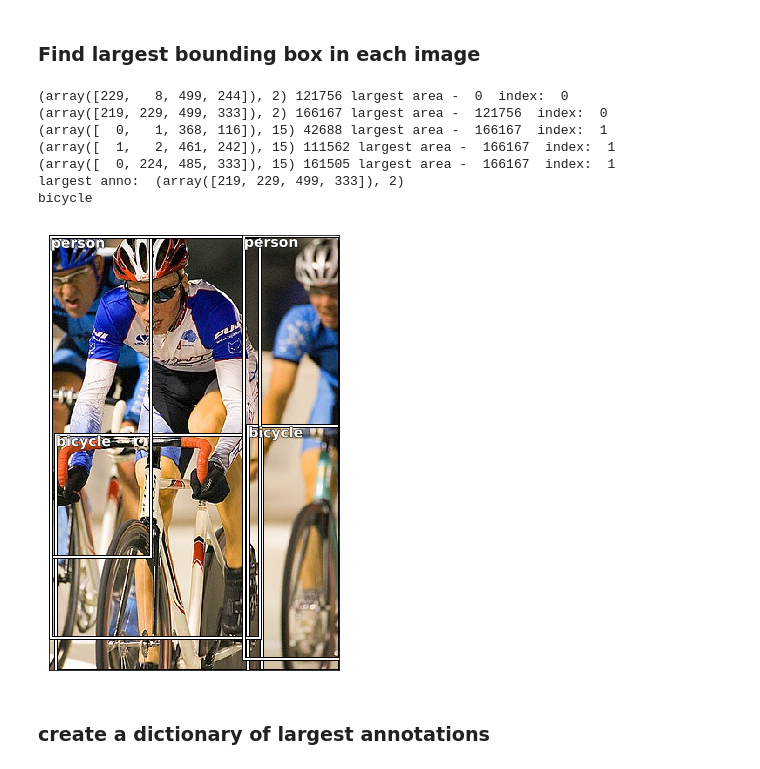
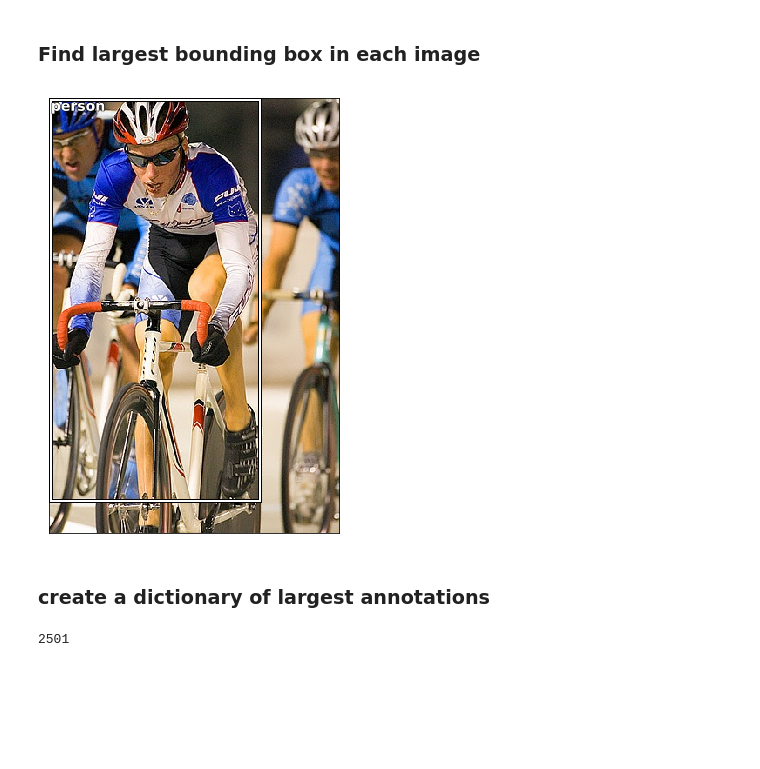
Before and after one commit to achinta/machine-learning, a Jupyter notebook: notebooks/pytorch/002_single_od_with_pascal.ipynb, the cells around one changed output. Cells and saved outputs as stored; diff of their text form; code cells hidden in the pictures; blank space fills up the shorter version.

Commit message:
largest bounding box logic works fine

```diff
--- a/notebooks/pytorch/002_single_od_with_pascal.ipynb
+++ b/notebooks/pytorch/002_single_od_with_pascal.ipynb
@@ -144,13 +147,14 @@ Let us collect annotations for each image
 # %%
-train_img_anno = collections.defaultdict(lambda: [])
+train_img_anno_np = collections.defaultdict(lambda: [])
 for anno in train_json['annotations']:
     if anno['ignore']:
         continue
     bb = anno['bbox']
+    #convert bounding boxes to numpy format
     bb = bb_hw_to_np(bb)
-    train_img_anno[anno['image_id']].append((bb,anno['category_id']))
+    train_img_anno_np[anno['image_id']].append((bb,anno['category_id']))
 
-len(train_img_anno)
+len(train_img_anno_np)
 # %% [output]
 2501
 # %% [markdown]
@@ -163,7 +167,7 @@ def draw_idx(idx, annos=None):
     fig, ax = plt.subplots(figsize=(16,8))
     show_img(img,ax=ax)
     if not annos:
-        annos = train_img_anno[idx]
+        annos = train_img_anno_np[idx]
     for anno in annos:
         bb = bb_np_to_hw(anno[0])
         draw_rect(ax,bb)
@@ -177,35 +181,27 @@ draw_idx(17)
 # %%
 #get the largest annotation by size
 def get_largest_anno(idx):
-    bbs_vox = train_img_anno[idx]
-    if not bbs_vox:
+    bbs_np = train_img_anno_np[idx]
+    if not bbs_np:
         return
     largest_area = 0
     largest_i = 0
-    for i, bb in enumerate(bbs_vox):
-        area = bb[0][2] - bb * bb[0][3]
-        print(bb,area, 'largest area - ', largest_area, ' index: ', largest_i)
+    for i, bb in enumerate(bbs_np):
+        area = (bb[0][2] - bb[0][0]) * (bb[0][3] - bb[0][1])
         if area >= largest_area:
             largest_area = area
             largest_i = i
-    return bbs_vox[largest_i]
+    return bbs_np[largest_i]
 
 #test it
 anno = get_largest_anno(23)
-print('largest anno: ', anno)
-# draw_idx(23,annos=[anno])
-draw_idx(23)
-print(category_id_names[2])
+draw_idx(23,annos=[anno])
 # %% [output]
-(array([229,   8, 499, 244]), 2) 121756 largest area -  0  index:  0
-(array([219, 229, 499, 333]), 2) 166167 largest area -  121756  index:  0
-(array([  0,   1, 368, 116]), 15) 42688 largest area -  166167  index:  1
-(array([  1,   2, 461, 242]), 15) 111562 largest area -  166167  index:  1
-(array([  0, 224, 485, 333]), 15) 161505 largest area -  166167  index:  1
-largest anno:  (array([219, 229, 499, 333]), 2)
-bicycle
-[figure, old version]
+[figure, new version]
 # %% [markdown]
 ### create a dictionary of largest annotations
 # %%
-train_img_large_anno = {idx:get_largest_anno(idx) for idx, o in train_img_anno.items()}
+train_img_large_anno_np = {idx:get_largest_anno(idx) for idx, o in train_img_anno.items()}
+len(train_img_large_anno_np)
+# %% [output]
+2501
```
Also changed, not shown: parts of 3 cells of this notebook.
